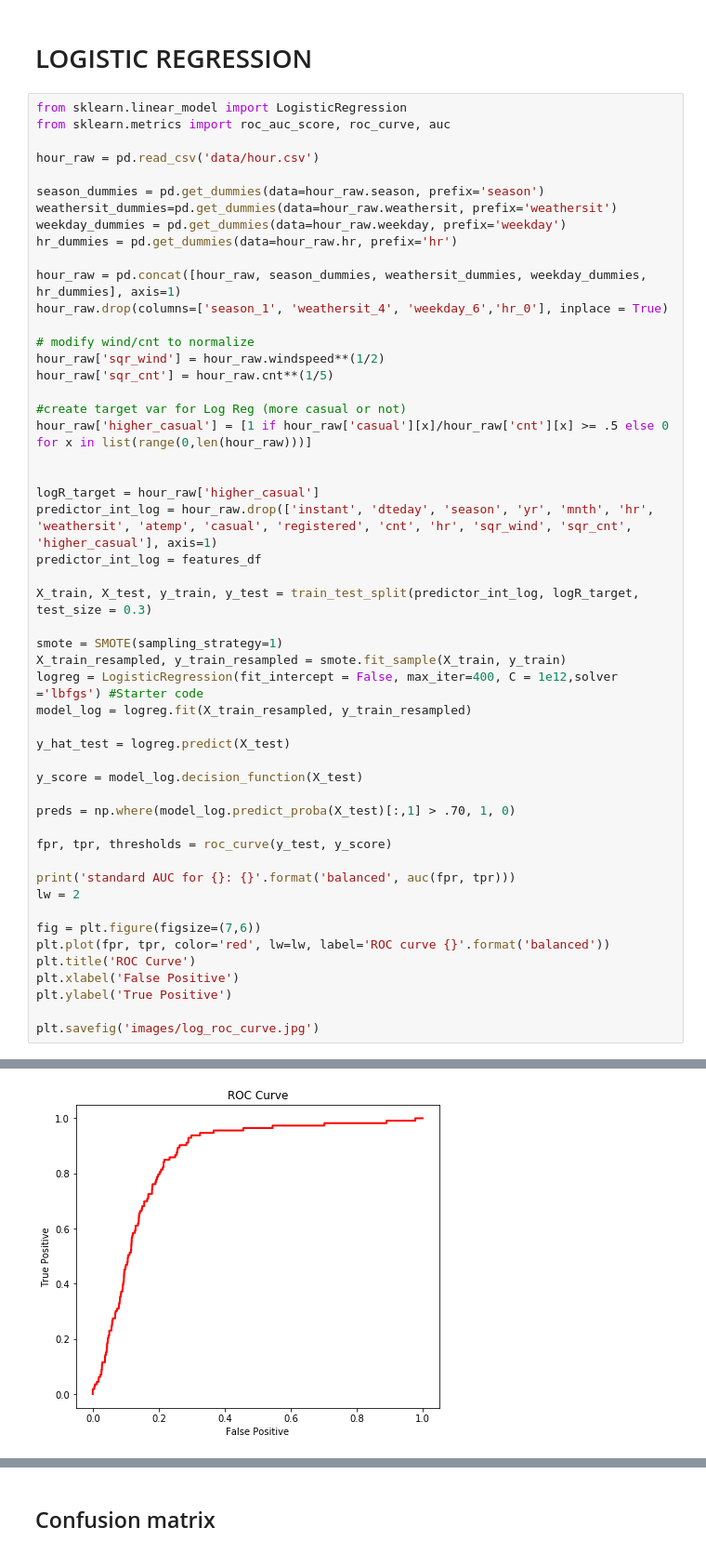
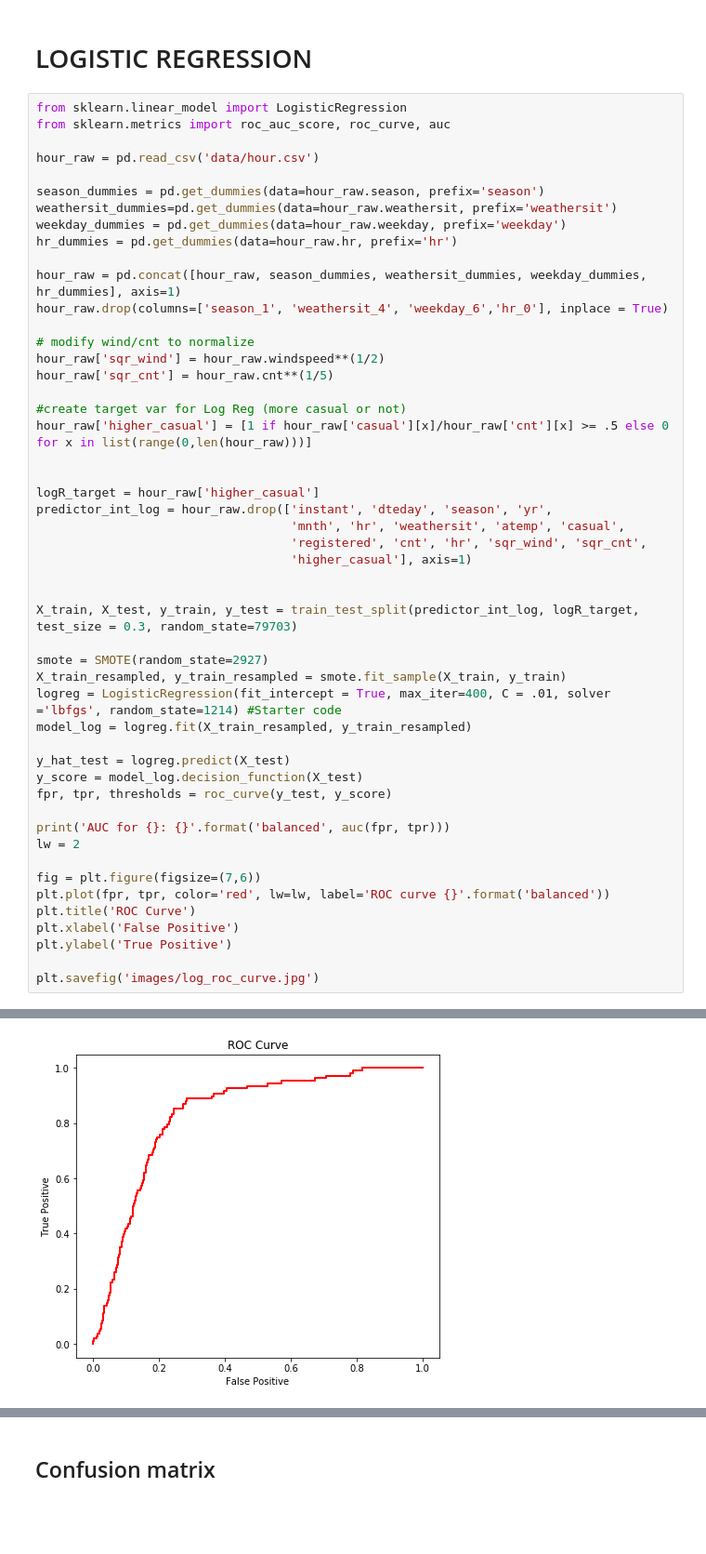
Before and after one commit to mzhou356/bike-sharing-regression, a Jupyter notebook: joe_bike_share_notebook.ipynb, the cells around one changed output, grey strips where cells are left out. Shown at 93% size. Cells and saved outputs as stored; diff of their text form; blank space fills up the shorter version.

```diff
--- a/joe_bike_share_notebook.ipynb
+++ b/joe_bike_share_notebook.ipynb
@@ -249,25 +172,24 @@ hour_raw['higher_casual'] = [1 if hour_raw['casual'][x]/hour_raw['cnt'][x] >= .5
 
 
 logR_target = hour_raw['higher_casual']
-predictor_int_log = hour_raw.drop(['instant', 'dteday', 'season', 'yr', 'mnth', 'hr', 'weathersit', 'atemp', 'casual', 'registered', 'cnt', 'hr', 'sqr_wind', 'sqr_cnt', 'higher_casual'], axis=1)
-predictor_int_log = features_df
+predictor_int_log = hour_raw.drop(['instant', 'dteday', 'season', 'yr',
+                                   'mnth', 'hr', 'weathersit', 'atemp', 'casual',
+                                   'registered', 'cnt', 'hr', 'sqr_wind', 'sqr_cnt',
+                                   'higher_casual'], axis=1)
 
-X_train, X_test, y_train, y_test = train_test_split(predictor_int_log, logR_target, test_size = 0.3)
 
-smote = SMOTE(sampling_strategy=1)
+X_train, X_test, y_train, y_test = train_test_split(predictor_int_log, logR_target, test_size = 0.3, random_state=79703)
+
+smote = SMOTE(random_state=2927)
 X_train_resampled, y_train_resampled = smote.fit_sample(X_train, y_train)
-logreg = LogisticRegression(fit_intercept = False, max_iter=400, C = 1e12,solver ='lbfgs') #Starter code
+logreg = LogisticRegression(fit_intercept = True, max_iter=400, C = .01, solver ='lbfgs', random_state=1214) #Starter code
 model_log = logreg.fit(X_train_resampled, y_train_resampled)
 
 y_hat_test = logreg.predict(X_test)
-
 y_score = model_log.decision_function(X_test)
-
-preds = np.where(model_log.predict_proba(X_test)[:,1] > .70, 1, 0)
-
 fpr, tpr, thresholds = roc_curve(y_test, y_score)
 
-print('standard AUC for {}: {}'.format('balanced', auc(fpr, tpr)))
+print('AUC for {}: {}'.format('balanced', auc(fpr, tpr)))
 lw = 2
 
 fig = plt.figure(figsize=(7,6))
@@ -282 +204 @@ standard AUC for balanced: 0.8540100587599516
-[figure, old version]
+[figure, new version]
```
Also changed, not shown: parts of 22 cells of this notebook, 8 other files.
